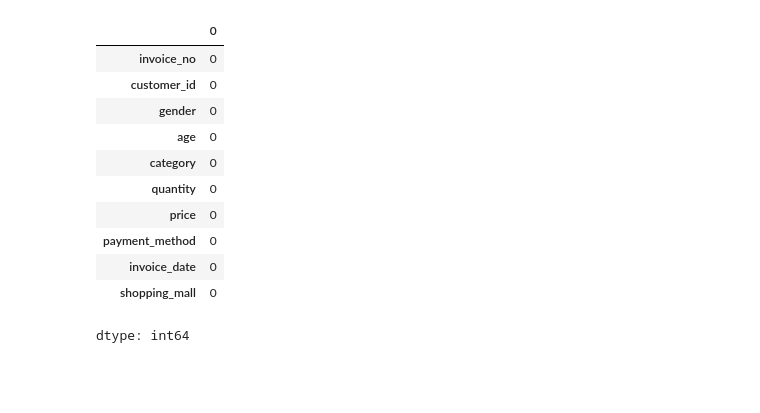
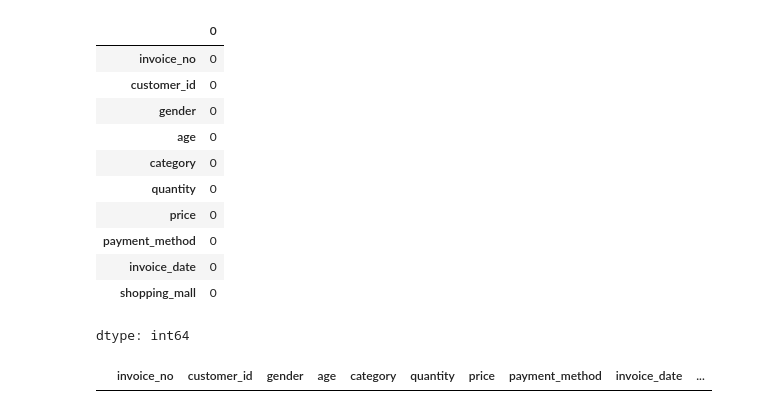
Before and after one commit to anaghck/OIBSIP, a Jupyter notebook: EDA_on_Retail_Sales_Data.ipynb, the cells around one changed output. Cells and saved outputs as stored; diff of their text form; code cells hidden in the pictures; blank space fills up the shorter version.

```diff
--- a/EDA_on_Retail_Sales_Data.ipynb
+++ b/EDA_on_Retail_Sales_Data.ipynb
@@ -108,3 +111,7 @@ df.isnull().sum()
 | invoice_date | 0 |
 | shopping_mall | 0 |
 dtype: int64
+# %%
+df[df.isnull().any(axis=1)]
+# %% [output]
+|  | invoice_no | customer_id | gender | age | category | quantity | price | payment_method | invoice_date | ... |
```
Also changed, not shown: parts of 12 cells of this notebook.
